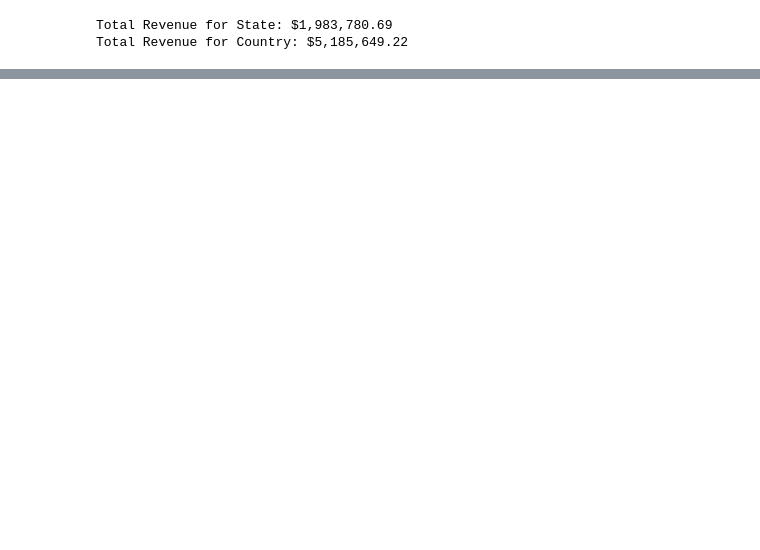
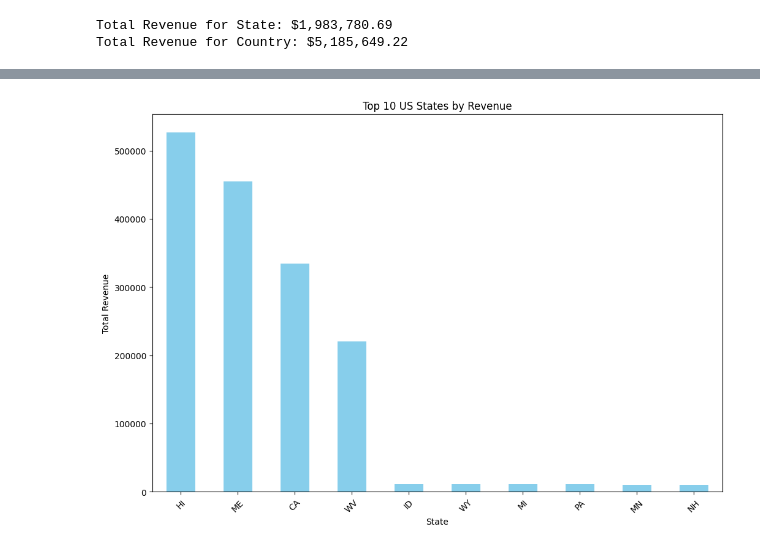
Before and after one commit to BaoNgocPham/final_project, a Jupyter notebook: Data analysis.ipynb, the cells around one changed output, grey strips where cells are left out. Saved outputs shown, nothing was run; the diff lists cells and outputs as text; code cells hidden in the pictures; blank space fills up the shorter version.

```diff
--- a/Data analysis.ipynb
+++ b/Data analysis.ipynb
@@ -41,0 +57,13 @@ Total Revenue for Country: $5,185,649.22
+# %%
+top_10_states_revenue = df[df['term_st'].str.len() == 2].groupby('term_st')['rev_amt'].sum().sort_values(ascending=False).head(10)
+
+# Visualization using matplotlib
+plt.figure(figsize=(12, 8))
+top_10_states_revenue.plot(kind='bar', color='skyblue')
+plt.title('Top 10 US States by Revenue')
+plt.xlabel('State')
+plt.ylabel('Total Revenue')
+plt.xticks(rotation=45)
+plt.show()
+# %% [output]
+[figure, added]
```
Also changed, not shown: parts of 5 cells of this notebook.
